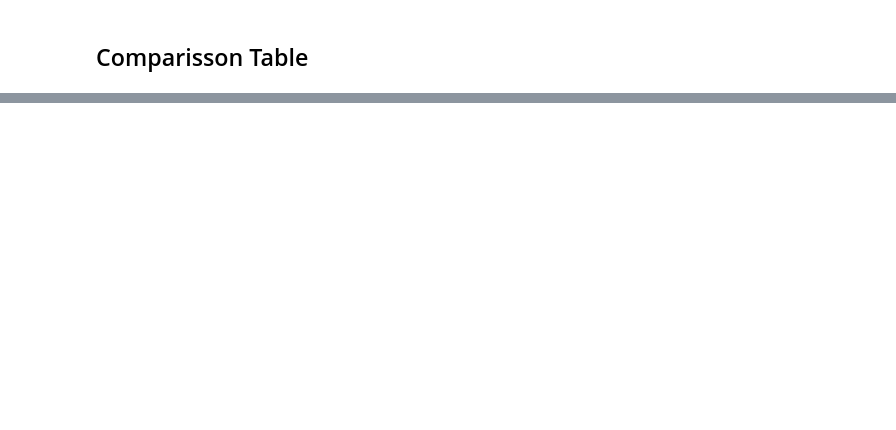
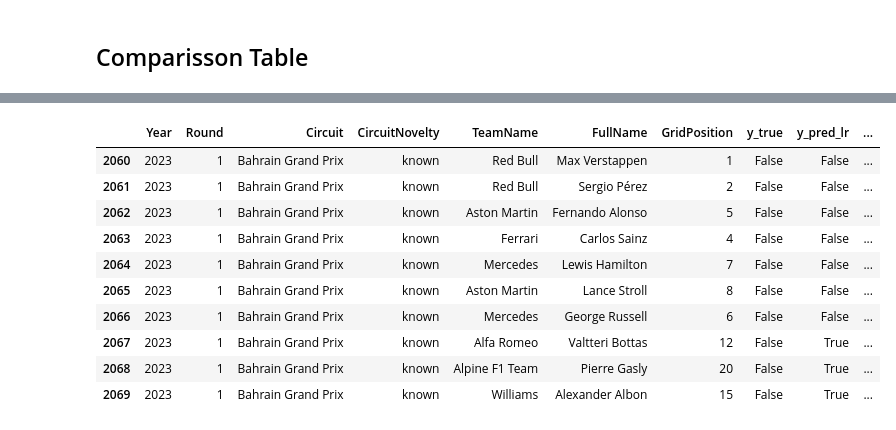
Before and after one commit to Gottch7897/iit414w-lab01-TheUltrakills, a Jupyter notebook: labs/lab3/lab3_model_comparison.ipynb, the cells around one changed output, grey strips where cells are left out. Drawn from its saved outputs; the diff is of its cells as text; code cells hidden in the pictures; blank space fills up the shorter version.

Commit message:
[LAB3] Almost there...
+Notbeook advanced, but still requires a quick revision
+Comparisson table:  formated, added explanations and 2 takeaways
+prompts added.

```diff
--- a/labs/lab3/lab3_model_comparison.ipynb
+++ b/labs/lab3/lab3_model_comparison.ipynb
@@ -200,2 +360,21 @@ print("Dataset shape:", df.shape)
+# %%
+preprocessor_rf = ColumnTransformer(
+    transformers=[
+        ('num', 'passthrough', NUMERIC_FEATURES),   # No scaling needed for trees
+        ('cat', OneHotEncoder(handle_unknown='ignore', sparse_output=False), CATEGORICAL_FEATURES),
+    ],
+    remainder='drop'
+)
+
+pipe_rf = Pipeline([
+    ('prep', preprocessor_rf),
+    ('model', RandomForestClassifier(
+        n_estimators=200,
+        max_depth=10,            # Limit depth to reduce overfitting on small data
+        min_samples_leaf=5,      # Require at least 5 samples per leaf
+        random_state=RANDOM_SEED,
+        n_jobs=-1
+    ))
+])
 # %% [markdown]
 ## Comparisson Table
@@ -201,0 +383,56 @@ print("Dataset shape:", df.shape)
+# %%
+X_train = train[MODEL_FEATURES]
+y_train = train[TARGET]
+X_val = val[MODEL_FEATURES]
+y_val = val[TARGET]
+X_test = test[MODEL_FEATURES]
+y_test = test[TARGET]
+
+lr_pipe = make_lr_pipeline()
+rf_pipe = pipe_rf
+xgb_pipe = make_xgb_pipeline()
+lr_pipe.fit(X_train, y_train)
+rf_pipe.fit(X_train, y_train)
+xgb_pipe.fit(X_train, y_train)
+
+y_pred_lr_val = lr_pipe.predict(X_val)
+y_pred_rf_val = rf_pipe.predict(X_val)
+y_pred_xgb_val = xgb_pipe.predict(X_val)
+
+y_pred_lr = lr_pipe.predict(X_test)
+y_pred_rf = rf_pipe.predict(X_test)
+y_pred_xgb = xgb_pipe.predict(X_test)
+y_proba_rf = rf_pipe.predict_proba(X_test)[:, 1]
+y_proba_xgb = xgb_pipe.predict_proba(X_test)[:, 1]
+
+val_f1_lr = f1_score(y_val, y_pred_lr_val, zero_division=0)
+val_f1_rf = f1_score(y_val, y_pred_rf_val, zero_division=0)
+val_f1_xgb = f1_score(y_val, y_pred_xgb_val, zero_division=0)
+
+overall_f1_lr = f1_score(y_test, y_pred_lr, zero_division=0)
+overall_f1_rf = f1_score(y_test, y_pred_rf, zero_division=0)
+overall_f1 = f1_score(y_test, y_pred_xgb, zero_division=0)
+
+results_df = test[[
+    "Year", "Round", "Circuit", "CircuitNovelty",
+    "TeamName", "FullName", "GridPosition",
+]].copy()
+results_df["y_true"] = y_test.to_numpy()
+results_df["y_pred_lr"] = y_pred_lr
+results_df["y_pred_rf"] = y_pred_rf
+results_df["y_pred_xgb"] = y_pred_xgb
+results_df["y_proba_rf"] = y_proba_rf
+results_df["y_proba_xgb"] = y_proba_xgb
+
+line = "─" * 60
+print(line)
+print("Data source: Ergast race results + FastF1 schedule metadata")
+print(f"Train: {len(train)} rows (≤2021)  |  Val: {len(val)} rows (2022)  |  Test: {len(test)} rows (≥2023)")
+print(f"Model features: {len(available_num)} numeric + {len(available_cat)} categorical")
+print(line)
+print(f"Logistic F1 -> Val: {val_f1_lr:.4f} | Test: {overall_f1_lr:.4f}")
+print(f"Random Forest F1 -> Val: {val_f1_rf:.4f} | Test: {overall_f1_rf:.4f}")
+print(f"XGBoost F1 -> Val: {val_f1_xgb:.4f} | Test: {overall_f1:.4f}")
+print(line)
+display(results_df.head(10))
+# %% [output]
@@ -201,0 +448,11 @@ print("Dataset shape:", df.shape)
+|  | Year | Round | Circuit | CircuitNovelty | TeamName | FullName | GridPosition | y_true | y_pred_lr | ... |
+| 2060 | 2023 | 1 | Bahrain Grand Prix | known | Red Bull | Max Verstappen | 1 | False | False | ... |
+| 2061 | 2023 | 1 | Bahrain Grand Prix | known | Red Bull | Sergio Pérez | 2 | False | False | ... |
+| 2062 | 2023 | 1 | Bahrain Grand Prix | known | Aston Martin | Fernando Alonso | 5 | False | False | ... |
+| 2063 | 2023 | 1 | Bahrain Grand Prix | known | Ferrari | Carlos Sainz | 4 | False | False | ... |
+| 2064 | 2023 | 1 | Bahrain Grand Prix | known | Mercedes | Lewis Hamilton | 7 | False | False | ... |
+| 2065 | 2023 | 1 | Bahrain Grand Prix | known | Aston Martin | Lance Stroll | 8 | False | False | ... |
+| 2066 | 2023 | 1 | Bahrain Grand Prix | known | Mercedes | George Russell | 6 | False | False | ... |
+| 2067 | 2023 | 1 | Bahrain Grand Prix | known | Alfa Romeo | Valtteri Bottas | 12 | False | True | ... |
+| 2068 | 2023 | 1 | Bahrain Grand Prix | known | Alpine F1 Team | Pierre Gasly | 20 | False | True | ... |
+| 2069 | 2023 | 1 | Bahrain Grand Prix | known | Williams | Alexander Albon | 15 | False | True | ... |
```
Also changed, not shown: parts of 22 cells of this notebook, 3 other files.
